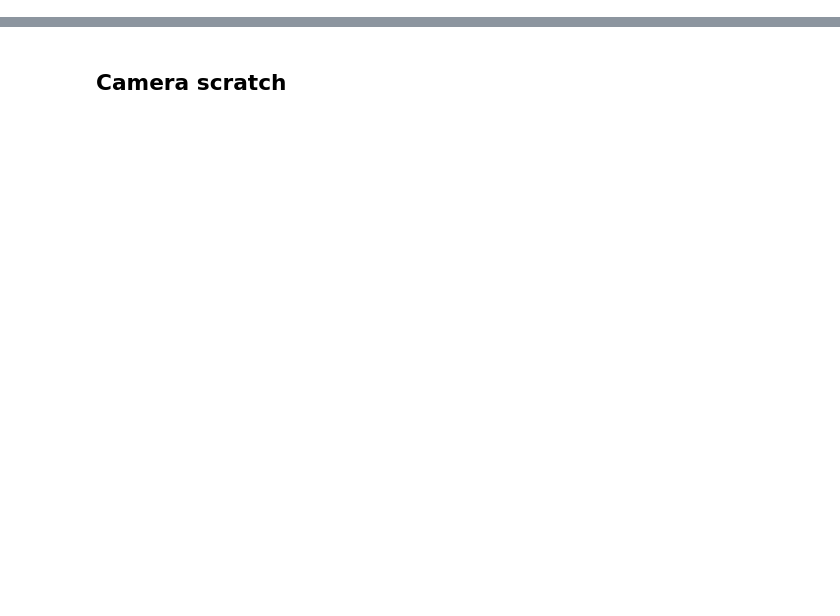
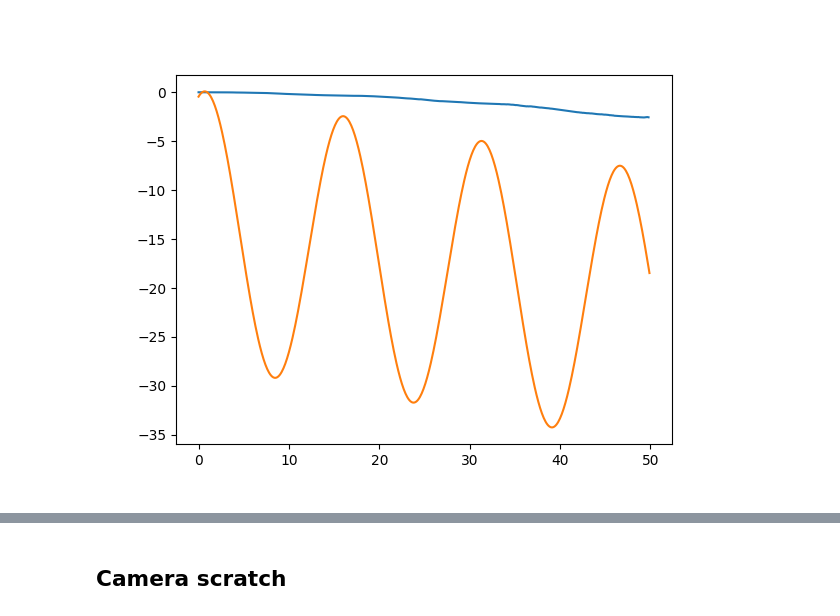
Before and after one commit to pculbertson/perseus, a Jupyter notebook: gtsam_scratch.ipynb, the cells around one changed output, grey strips where cells are left out. Saved outputs shown, nothing was run; the diff lists cells and outputs as text; code cells hidden in the pictures; blank space fills up the shorter version.

```diff
--- a/gtsam_scratch.ipynb
+++ b/gtsam_scratch.ipynb
@@ -269,3 +359,10 @@ ax.plot(poses[:, 0], poses[:, 1], poses[:, 2], label='Ground truth trajectory')
+# %%
+plt.close("all")
+plt.plot(np.arange(n_steps-1)*dt, np_pose_ests[:, 0], label='x')
+plt.plot(np.arange(n_steps)*dt, poses[:, 0], label='x_true')
+plt.show()
+# %% [output]
+[figure, added]
 # %%
 from typing import List, Optional
 
```
Also changed, not shown: parts of 34 cells of this notebook, 15 other files.
